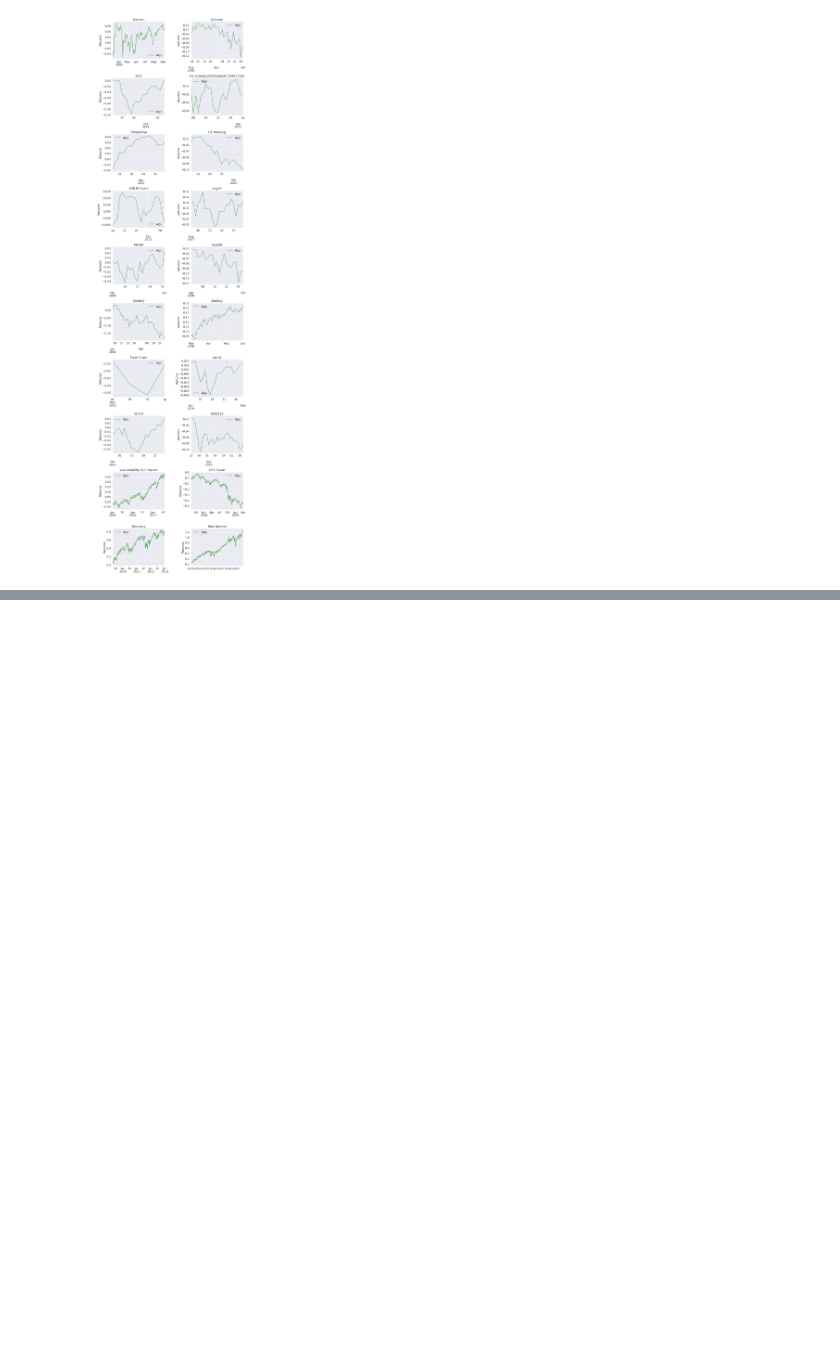
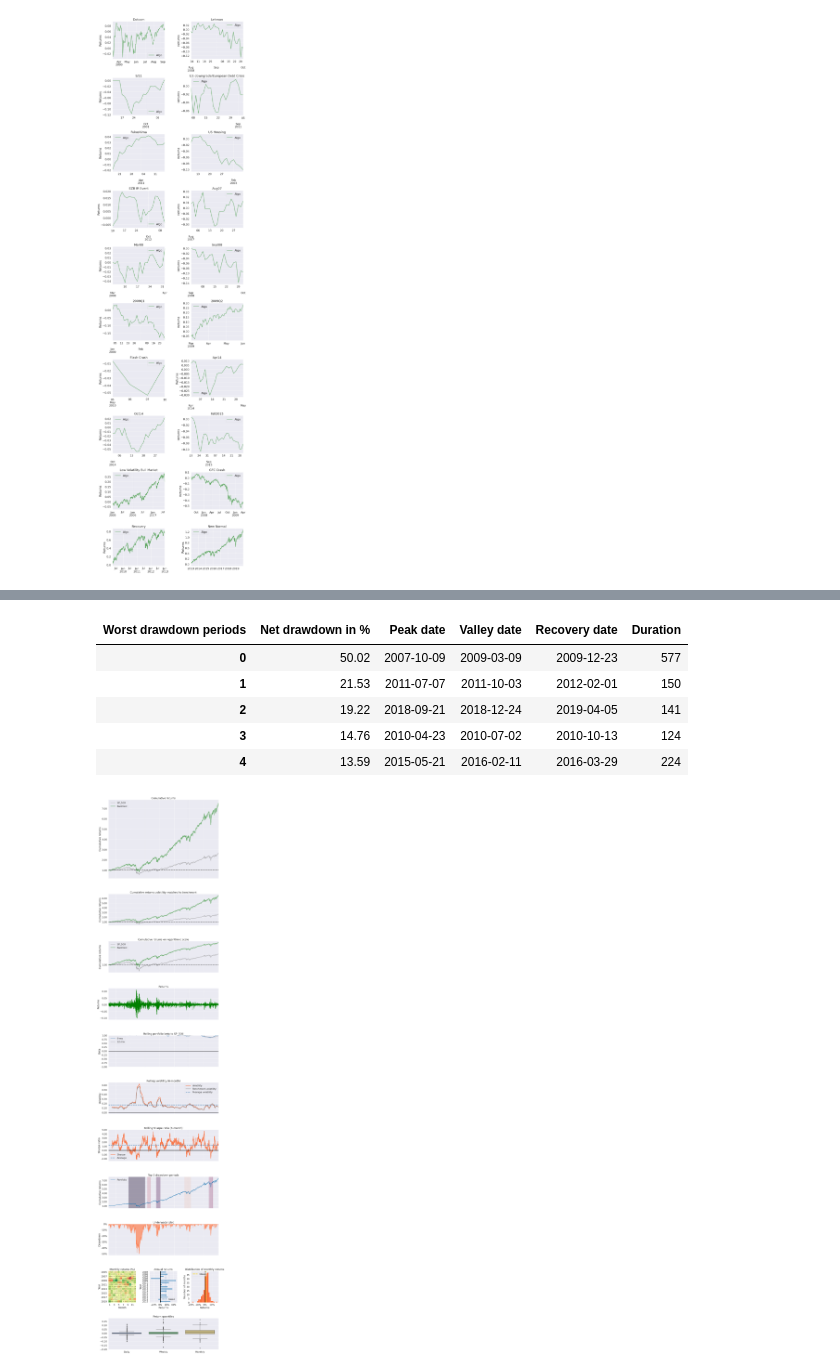
Before and after one commit to tngaspar/factor-risk-parity, a Jupyter notebook: test_Jupynotebook.ipynb, the cells around one changed output, grey strips where cells are left out. Cells and saved outputs as stored; diff of their text form; code cells hidden in the pictures; blank space fills up the shorter version.

```diff
--- a/test_Jupynotebook.ipynb
+++ b/test_Jupynotebook.ipynb
@@ -3,14 +3,18 @@ import pyfolio as pf
 import pandas as pd
 import datetime as dt
 
-daily_returns_rp = pd.Series(pd.read_csv(r'Output/test_rp_daily_returns.csv')['Returns'])
-daily_returns_rp.index = pd.to_datetime(pd.read_csv(r'Output\test_rp_daily_returns.csv')['Date'])
+daily_returns_rp = pd.Series(pd.read_csv(r'Output/rp_daily_returns.csv')['Returns'])
+daily_returns_rp.index = pd.to_datetime(pd.read_csv(r'Output\rp_daily_returns.csv')['Date'])
 daily_returns_rp = pd.Series(daily_returns_rp)
 #print(daily_returns_rp)
+
+#FRP returns
+daily_returns_frp = pd.Series(pd.read_csv(r'Output/frp_daily_returns.csv')['Returns'])
+daily_returns_frp.index = pd.to_datetime(pd.read_csv(r'Output\frp_daily_returns.csv')['Date'])
 # %%
 daily_sp500 = pd.Series(pd.read_csv(r'Data\SP500_index_daily_returns.csv')['SP_500'])
 daily_sp500.index = pd.to_datetime(pd.read_csv(r'Data\SP500_index_daily_returns.csv')['Date'])
-daily_sp500 = daily_sp500[daily_returns_rp.index[0]:]
+daily_sp500 = daily_sp500[daily_returns_frp.index[0]:]
 #print(daily_sp500)
 # %%
 # RP returns
@@ -175,3 +126,9 @@ pf.create_full_tear_sheet(sp500)
 | New Normal | 0.05% | -4.10% | 4.96% |
 [figure]
 [figure]
+# %%
+ew_daily_returns = pd.Series(pd.read_csv(r'Output/ew_daily_returns.csv')['Returns'])
+ew_daily_returns.index = pd.to_datetime(pd.read_csv(r'Output\ew_daily_returns.csv')['Date'])
+ew_daily_returns = pd.Series(ew_daily_returns)
+pf.create_returns_tear_sheet(ew_daily_returns, benchmark_rets=daily_sp500)
+# %% [output]
@@ -177,0 +154,7 @@ pf.create_full_tear_sheet(sp500)
+| Worst drawdown periods | Net drawdown in % | Peak date | Valley date | Recovery date | Duration |
+| 0 | 50.02 | 2007-10-09 | 2009-03-09 | 2009-12-23 | 577 |
+| 1 | 21.53 | 2011-07-07 | 2011-10-03 | 2012-02-01 | 150 |
+| 2 | 19.22 | 2018-09-21 | 2018-12-24 | 2019-04-05 | 141 |
+| 3 | 14.76 | 2010-04-23 | 2010-07-02 | 2010-10-13 | 124 |
+| 4 | 13.59 | 2015-05-21 | 2016-02-11 | 2016-03-29 | 224 |
+[figure, added]
```
Also changed, not shown: parts of 5 cells of this notebook, 17 other files.
